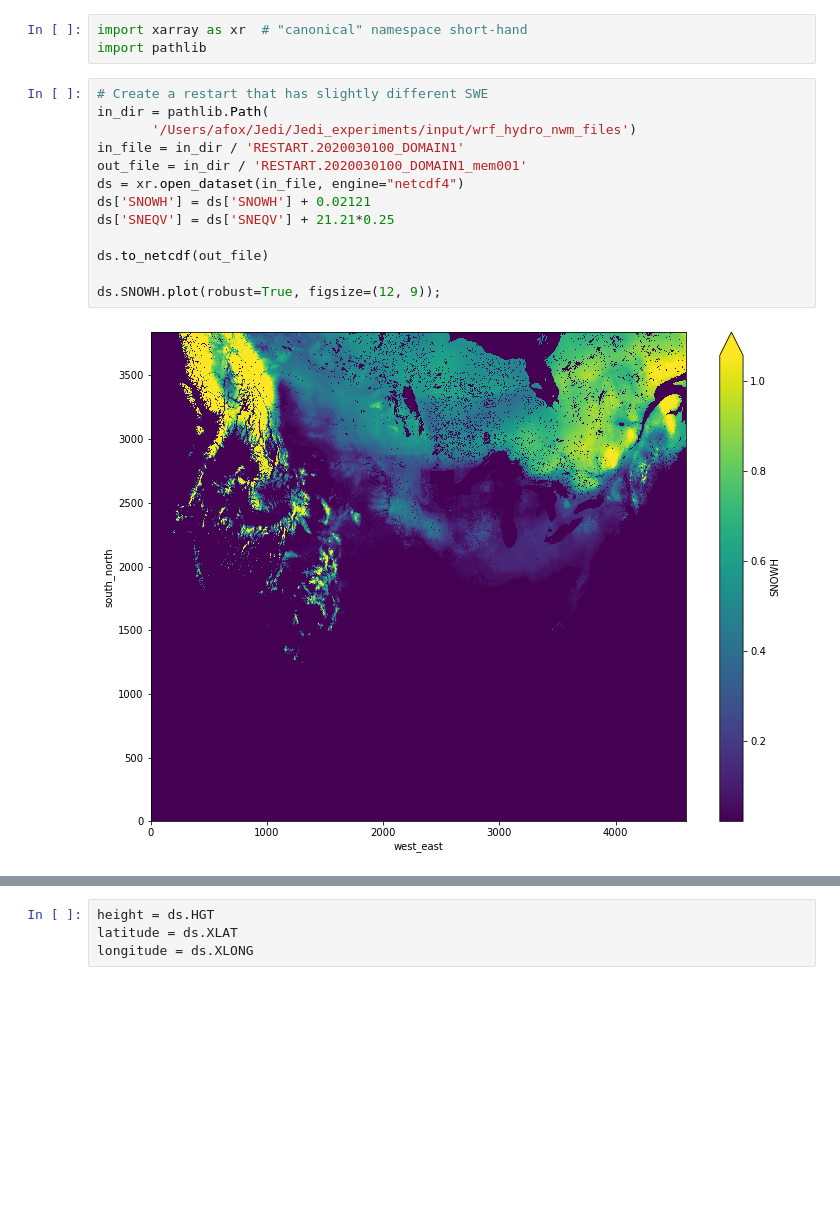
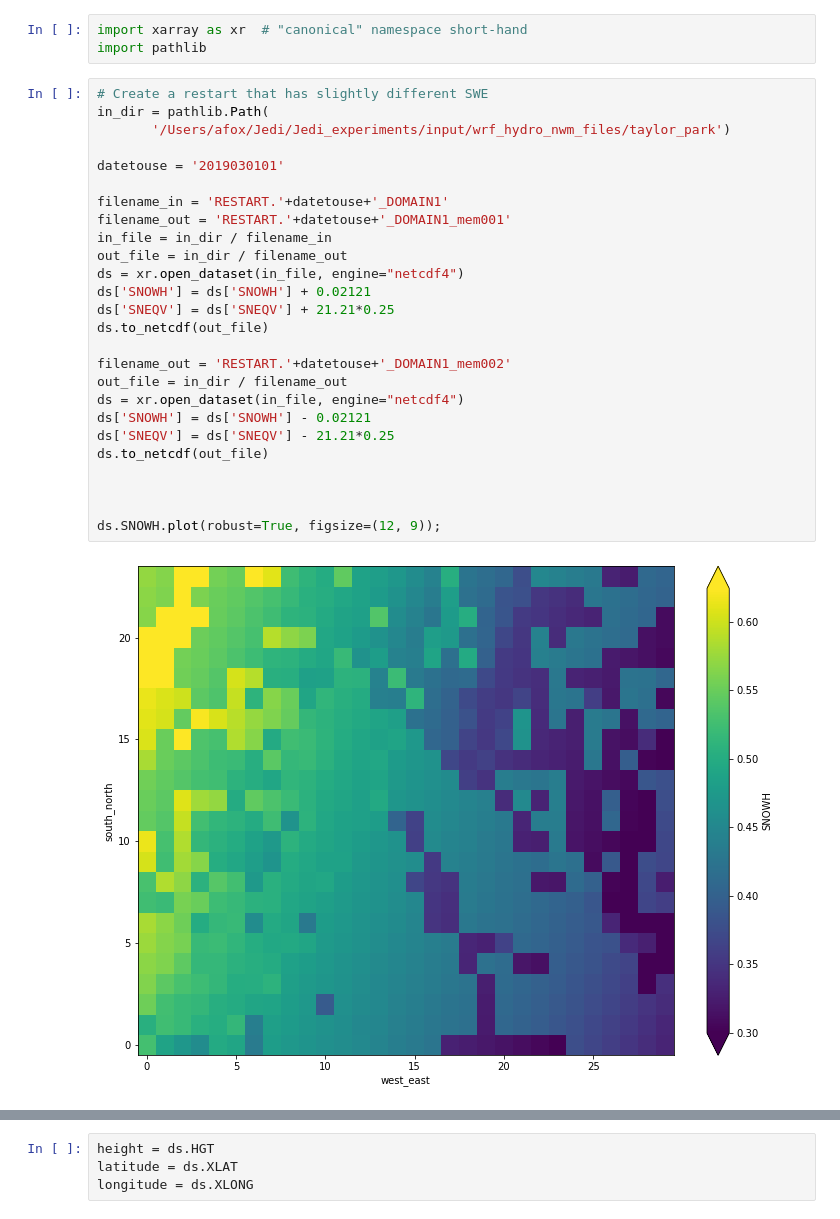
Before and after one commit to amfox37/Jedi_experiments, a Jupyter notebook: Modify_restarts.ipynb, the cells around one changed output, grey strips where cells are left out. Saved outputs shown, nothing was run; the diff lists cells and outputs as text; blank space fills up the shorter version.

```diff
--- a/Modify_restarts.ipynb
+++ b/Modify_restarts.ipynb
@@ -4,18 +4,31 @@ import pathlib
 # %%
 # Create a restart that has slightly different SWE
 in_dir = pathlib.Path(
-       '/Users/afox/Jedi/Jedi_experiments/input/wrf_hydro_nwm_files')
-in_file = in_dir / 'RESTART.2020030100_DOMAIN1'
-out_file = in_dir / 'RESTART.2020030100_DOMAIN1_mem001'
+       '/Users/afox/Jedi/Jedi_experiments/input/wrf_hydro_nwm_files/taylor_park')
+
+datetouse = '2019030101'
+
+filename_in = 'RESTART.'+datetouse+'_DOMAIN1'
+filename_out = 'RESTART.'+datetouse+'_DOMAIN1_mem001'
+in_file = in_dir / filename_in
+out_file = in_dir / filename_out
 ds = xr.open_dataset(in_file, engine="netcdf4")
 ds['SNOWH'] = ds['SNOWH'] + 0.02121
 ds['SNEQV'] = ds['SNEQV'] + 21.21*0.25
-
 ds.to_netcdf(out_file)
 
+filename_out = 'RESTART.'+datetouse+'_DOMAIN1_mem002'
+out_file = in_dir / filename_out
+ds = xr.open_dataset(in_file, engine="netcdf4")
+ds['SNOWH'] = ds['SNOWH'] - 0.02121
+ds['SNEQV'] = ds['SNEQV'] - 21.21*0.25
+ds.to_netcdf(out_file)
+
+
+
 ds.SNOWH.plot(robust=True, figsize=(12, 9));
 # %% [output]
-[figure, old version]
+[figure, new version]
 # %%
 %%time
 ds = xr.open_dataset(
```
Also changed, not shown: parts of 2 cells of this notebook, 12 other files.
